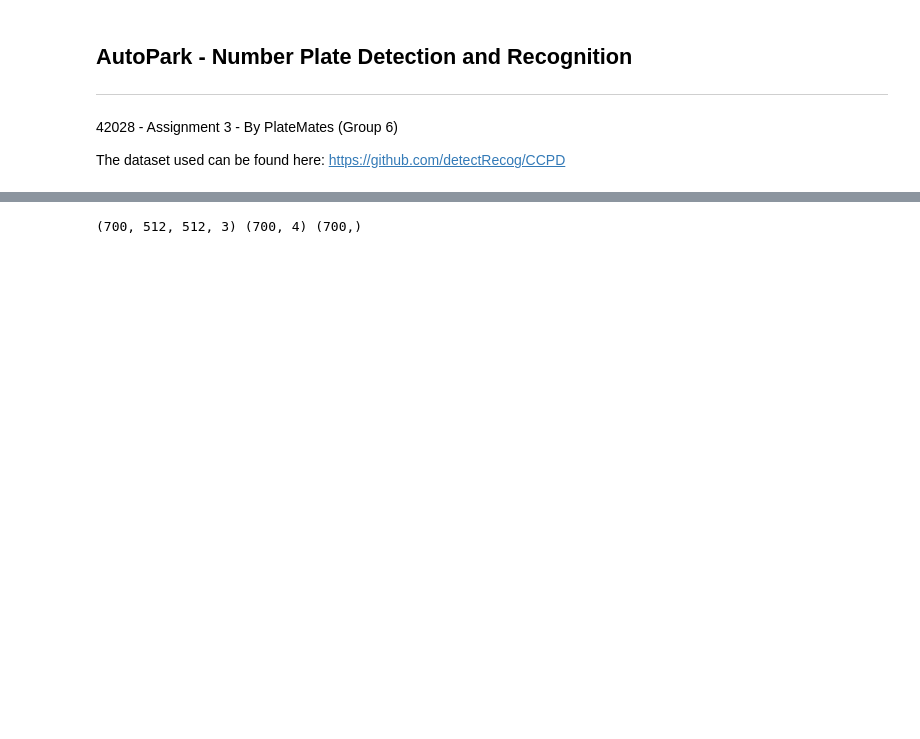
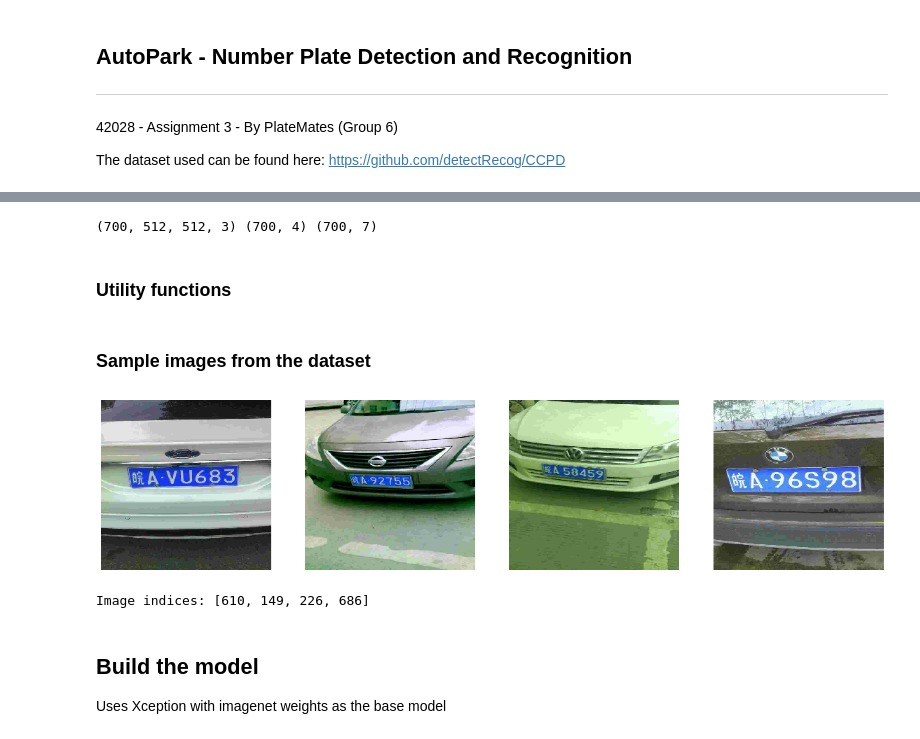
Before and after one commit to hrai/autopark, a Jupyter notebook: model/A3_AutoPark_CNN.ipynb, the cells around one changed output, grey strips where cells are left out. Saved outputs shown, nothing was run; the diff lists cells and outputs as text; code cells hidden in the pictures; blank space fills up the shorter version.

```diff
--- a/model/A3_AutoPark_CNN.ipynb
+++ b/model/A3_AutoPark_CNN.ipynb
@@ -48,7 +49,8 @@ ads = ['A', 'B', 'C', 'D', 'E', 'F', 'G', 'H', 'J', 'K', 'L', 'M', 'N', 'P', 'Q'
 - **Blurriness**: The Blurriness of the license plate region.
 # %%
 def load_dataset(directory, target_size):
-    files = os.listdir(directory)
+    """Loads and preprocesses images from given directory"""
+    files = sorted(os.listdir(directory))
 
     images = []
     boxes = []
@@ -58,12 +60,20 @@ def load_dataset(directory, target_size):
         # get bounding box coords and plate number
         f = filename.split("-")
         bounding_box = [int(e) for e in f[2].split("_") for e in e.split("&")] # gives [xmin, ymin, xmax, ymax]
-        plate_number = f[4]
+        plate_number = [int(e) for e in f[4].split("_")]
 
         # extract image data to numpy array
         image_path = os.path.join(directory, filename)
         img = image.load_img(image_path, target_size=target_size)
         img_arr = image.img_to_array(img)
+        img_arr = preprocess_input(img_arr) # Xception preprocessing
+
+        # scale bounding box to new ratio and normalise
+        x_scale = target_size[0] / 720 # TODO remove hardcoding for original width/height
+        y_scale = target_size[0] / 1160
+        bounding_box = np.round([
+            e * x_scale if (i % 2 == 0) else
+            e * y_scale for i, e in enumerate(bounding_box)]) / target_size[0] # normalise bounding boxes
 
         images.append(img_arr)
         boxes.append(bounding_box)
@@ -79,14 +89,15 @@ train_dir = os.path.join(base_dir, "train")
 val_dir = os.path.join(base_dir, "validation")
 test_dir = os.path.join(base_dir, "test")
 
-
-target_image_size = (512, 512)
+target_size = (512, 512)
 
 # load data for each set
-X_train, y_train_boxes, y_train_labels = load_dataset(train_dir, target_image_size)
-X_val, y_val_boxes, y_val_labels  = load_dataset(val_dir, target_image_size)
-X_test, y_test_boxes, y_test_labels  = load_dataset(test_dir, target_image_size)
+X_train, y_train_boxes, y_train_labels = load_dataset(train_dir, target_size)
+X_val, y_val_boxes, y_val_labels  = load_dataset(val_dir, target_size)
+X_test, y_test_boxes, y_test_labels  = load_dataset(test_dir, target_size)
 
 print(X_train.shape, y_train_boxes.shape, y_train_labels.shape)
 # %% [output]
-(700, 512, 512, 3) (700, 4) (700,)
+(700, 512, 512, 3) (700, 4) (700, 7)
+# %% [markdown]
+### Utility functions
@@ -92,0 +201,22 @@ print(X_train.shape, y_train_boxes.shape, y_train_labels.shape)
+# %% [markdown]
+### Sample images from the dataset
+# %%
+fig, axes = plt.subplots(1, 4, figsize=(20, 10))
+plot_indices = []
+
+for ax in axes:
+    i = np.random.randint(len(X_train)) # display random images
+    plot_indices.append(i)
+    img = image.array_to_img(X_train[i])
+
+    ax.imshow(img)
+    ax.axis("off")
+
+plt.show()
+print("Image indices:", plot_indices)
+# %% [output]
+[figure, added]
+Image indices: [610, 149, 226, 686]
+# %% [markdown]
+## Build the model
+Uses Xception with imagenet weights as the base model
```
Also changed, not shown: parts of 17 cells of this notebook, 1 other file.
